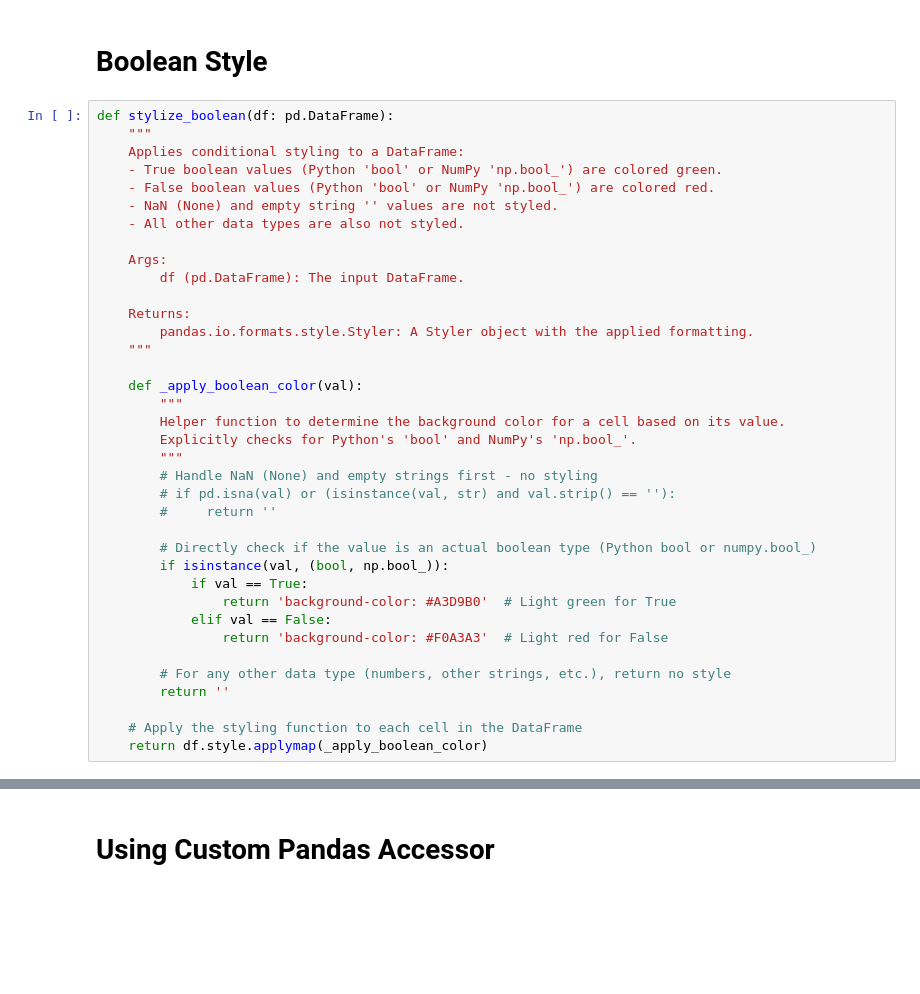
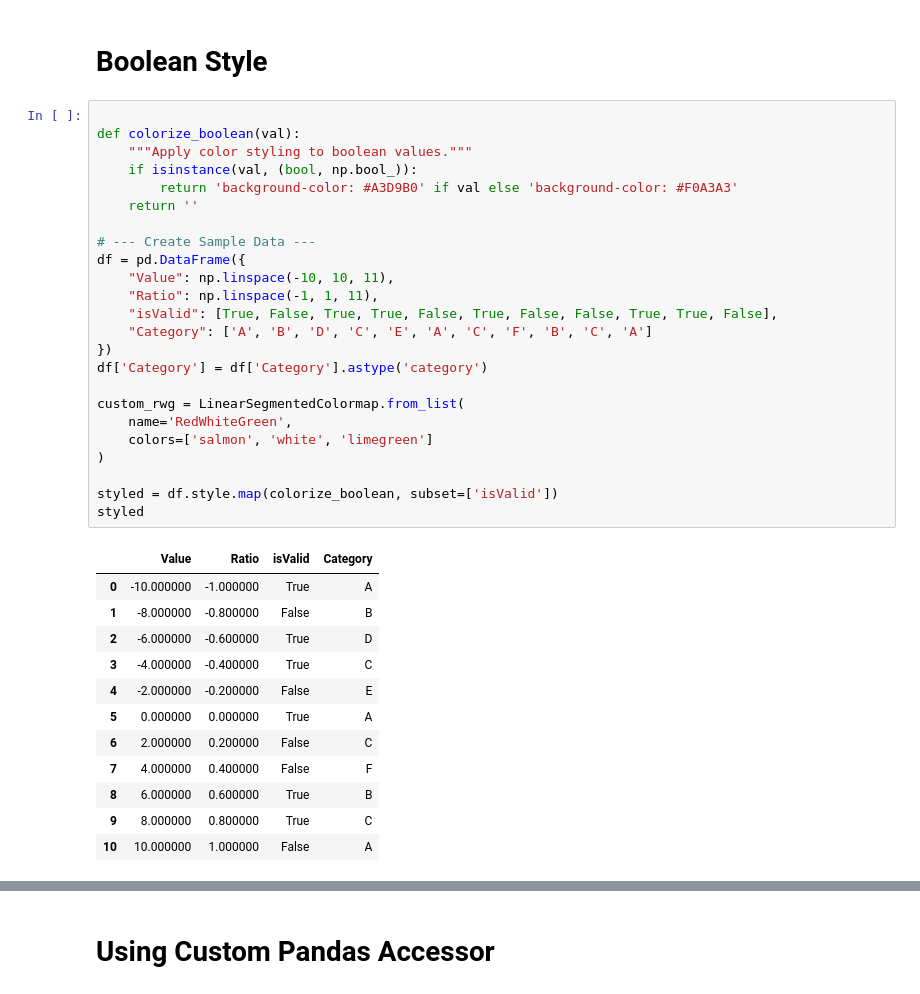
Before and after one commit to dougsgrott/data-science-studies, a Jupyter notebook: 2_exploratory_data_analysis/stylize_dataframes.ipynb, the cells around one changed output, grey strips where cells are left out. Saved outputs shown, nothing was run; the diff lists cells and outputs as text; blank space fills up the shorter version.

```diff
--- a/2_exploratory_data_analysis/stylize_dataframes.ipynb
+++ b/2_exploratory_data_analysis/stylize_dataframes.ipynb
@@ -61,39 +125,39 @@ styled
 # %% [markdown]
 # Boolean Style
-# %%
-def stylize_boolean(df: pd.DataFrame):
-    """
-    Applies conditional styling to a DataFrame:
-    - True boolean values (Python 'bool' or NumPy 'np.bool_') are colored green.
-    - False boolean values (Python 'bool' or NumPy 'np.bool_') are colored red.
-    - NaN (None) and empty string '' values are not styled.
-    - All other data types are also not styled.
-
-    Args:
-        df (pd.DataFrame): The input DataFrame.
-
-    Returns:
-        pandas.io.formats.style.Styler: A Styler object with the applied formatting.
-    """
-
-    def _apply_boolean_color(val):
-        """
-        Helper function to determine the background color for a cell based on its value.
-        Explicitly checks for Python's 'bool' and NumPy's 'np.bool_'.
-        """
-        # Handle NaN (None) and empty strings first - no styling
-        # if pd.isna(val) or (isinstance(val, str) and val.strip() == ''):
-        #     return ''
-
-        # Directly check if the value is an actual boolean type (Python bool or numpy.bool_)
-        if isinstance(val, (bool, np.bool_)):
-            if val == True:
-                return 'background-color: #A3D9B0'  # Light green for True
-            elif val == False:
-                return 'background-color: #F0A3A3'  # Light red for False
-
-        # For any other data type (numbers, other strings, etc.), return no style
-        return ''
-
-    # Apply the styling function to each cell in the DataFrame
-    return df.style.applymap(_apply_boolean_color)
+# %%
+
+def colorize_boolean(val):
+    """Apply color styling to boolean values."""
+    if isinstance(val, (bool, np.bool_)):
+        return 'background-color: #A3D9B0' if val else 'background-color: #F0A3A3'
+    return ''
+
+# --- Create Sample Data ---
+df = pd.DataFrame({
+    "Value": np.linspace(-10, 10, 11),
+    "Ratio": np.linspace(-1, 1, 11),
+    "isValid": [True, False, True, True, False, True, False, False, True, True, False],
+    "Category": ['A', 'B', 'D', 'C', 'E', 'A', 'C', 'F', 'B', 'C', 'A']
+})
+df['Category'] = df['Category'].astype('category')
+
+custom_rwg = LinearSegmentedColormap.from_list(
+    name='RedWhiteGreen',
+    colors=['salmon', 'white', 'limegreen']
+)
+
+styled = df.style.map(colorize_boolean, subset=['isValid'])
+styled
+# %% [output]
+|  | Value | Ratio | isValid | Category |
+| 0 | -10.000000 | -1.000000 | True | A |
+| 1 | -8.000000 | -0.800000 | False | B |
+| 2 | -6.000000 | -0.600000 | True | D |
+| 3 | -4.000000 | -0.400000 | True | C |
+| 4 | -2.000000 | -0.200000 | False | E |
+| 5 | 0.000000 | 0.000000 | True | A |
+| 6 | 2.000000 | 0.200000 | False | C |
+| 7 | 4.000000 | 0.400000 | False | F |
+| 8 | 6.000000 | 0.600000 | True | B |
+| 9 | 8.000000 | 0.800000 | True | C |
+| 10 | 10.000000 | 1.000000 | False | A |
```
Also changed, not shown: parts of 7 cells of this notebook, 32 other files.
